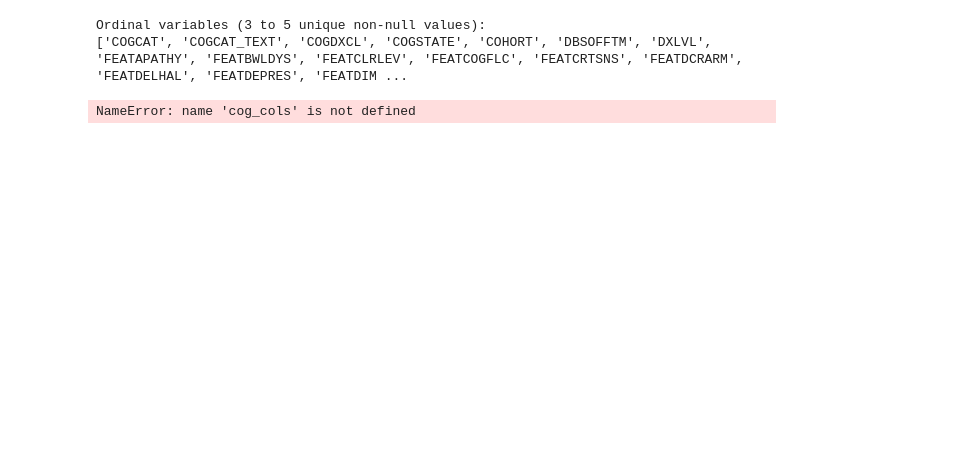
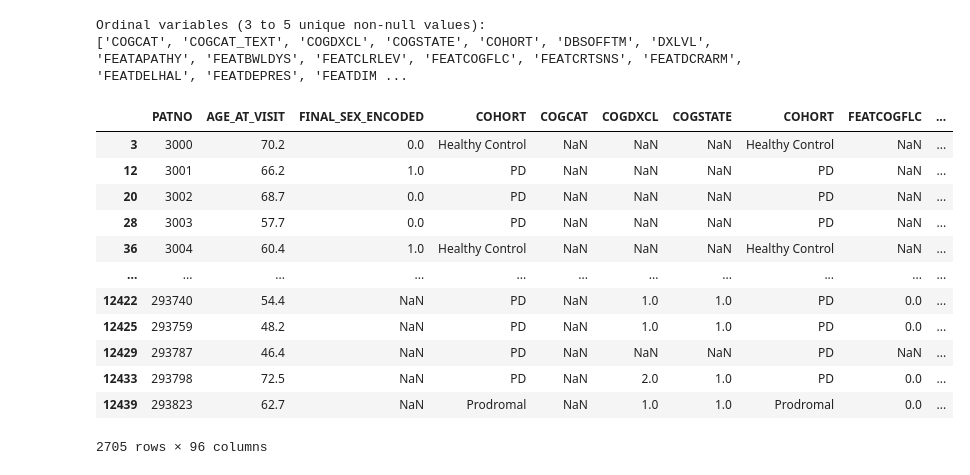
Before and after one commit to AmineHamzaoui/Parkinson-Subtybing-and-Stage-Inference---PPMI, a Jupyter notebook: pySuStaIn/notebooks/Ordinal_Sustain_PPMI.ipynb, the cells around one changed output. Saved outputs shown, nothing was run; the diff lists cells and outputs as text; code cells hidden in the pictures; blank space fills up the shorter version.

```diff
--- a/pySuStaIn/notebooks/Ordinal_Sustain_PPMI.ipynb
+++ b/pySuStaIn/notebooks/Ordinal_Sustain_PPMI.ipynb
@@ -40,4 +41,20 @@ ordinal_vars = ['COGCAT', 'COGDXCL', 'COGSTATE', 'COHORT', 'FEATCOGFLC', 'FEATCR
                 'STAIAD5', 'STAIAD6', 'STAIAD7', 'STAIAD8', 'STAIAD9']
 # %%
 selected_columns = ["PATNO", "AGE_AT_VISIT", "FINAL_SEX_ENCODED", "COHORT"] + ordinal_vars + ["EVENT_ID"]
+# %%
+df
+# %% [output]
+|  | PATNO | AGE_AT_VISIT | FINAL_SEX_ENCODED | COHORT | COGCAT | COGDXCL | COGSTATE | COHORT | FEATCOGFLC | ... |
+| 3 | 3000 | 70.2 | 0.0 | Healthy Control | NaN | NaN | NaN | Healthy Control | NaN | ... |
+| 12 | 3001 | 66.2 | 1.0 | PD | NaN | NaN | NaN | PD | NaN | ... |
+| 20 | 3002 | 68.7 | 0.0 | PD | NaN | NaN | NaN | PD | NaN | ... |
+| 28 | 3003 | 57.7 | 0.0 | PD | NaN | NaN | NaN | PD | NaN | ... |
+| 36 | 3004 | 60.4 | 1.0 | Healthy Control | NaN | NaN | NaN | Healthy Control | NaN | ... |
+| ... | ... | ... | ... | ... | ... | ... | ... | ... | ... | ... |
+| 12422 | 293740 | 54.4 | NaN | PD | NaN | 1.0 | 1.0 | PD | 0.0 | ... |
+| 12425 | 293759 | 48.2 | NaN | PD | NaN | 1.0 | 1.0 | PD | 0.0 | ... |
+| 12429 | 293787 | 46.4 | NaN | PD | NaN | NaN | NaN | PD | NaN | ... |
+| 12433 | 293798 | 72.5 | NaN | PD | NaN | 2.0 | 1.0 | PD | 0.0 | ... |
+| 12439 | 293823 | 62.7 | NaN | Prodromal | NaN | 1.0 | 1.0 | Prodromal | 0.0 | ... |
+2705 rows × 96 columns
 # %%
@@ -63,11 +84,3 @@ sys.path.insert(0,'../sim/')
 from simfuncs import generate_random_Zscore_sustain_model, generate_data_Zscore_sustain
 # %%
 df_control = df[df["COHORT"].isin(["Healthy Control"])]
-# %%
-# Step 4: Drop any PATNO who has missing values in any of those columns
-def is_patient_valid(group):
-    return (len(group) == 3) and (not group[cog_cols].isnull().any().any())
-
-df_control = df_control.groupby("PATNO").filter(is_patient_valid)
-# %% [output]
-NameError: name 'cog_cols' is not defined
```
Also changed, not shown: parts of 14 cells of this notebook, 25 other files.
